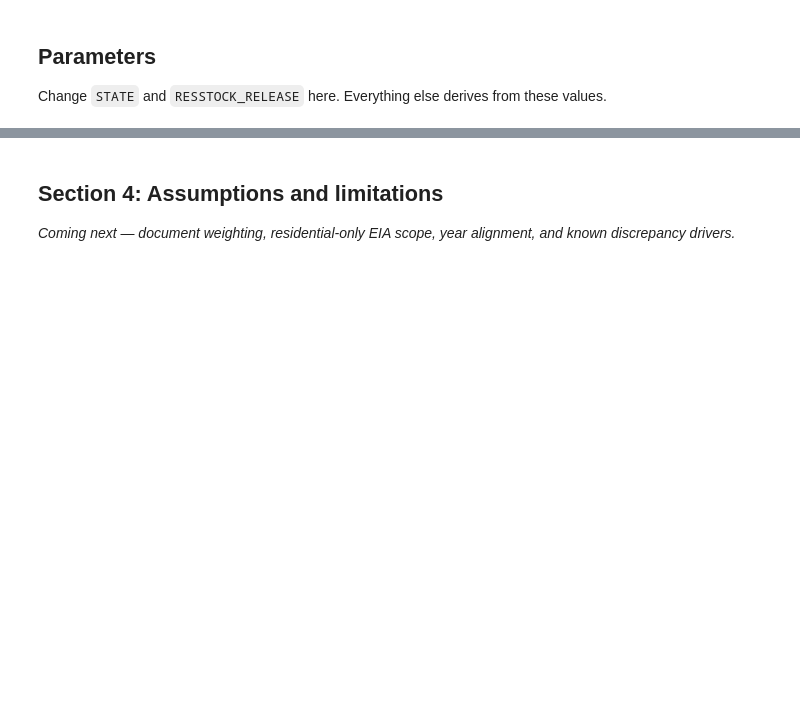
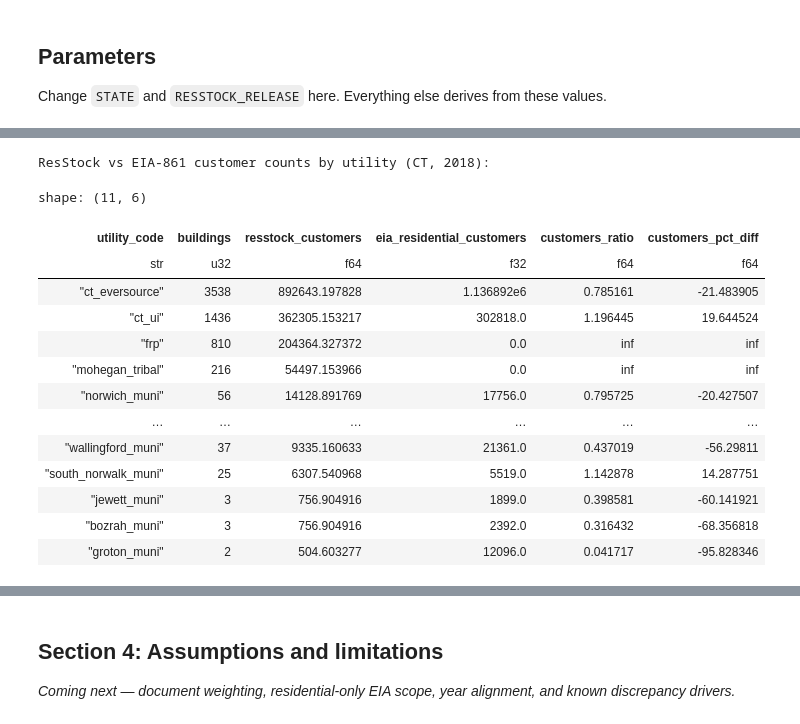
Before and after one commit to switchbox-data/reports2, a Jupyter notebook: reports/templates/data_prep/validate_resstock_vs_eia_loads.ipynb, the cells around one changed output, grey strips where cells are left out. Saved outputs shown, nothing was run; the diff lists cells and outputs as text; code cells hidden in the pictures; blank space fills up the shorter version.

```diff
--- a/reports/templates/data_prep/validate_resstock_vs_eia_loads.ipynb
+++ b/reports/templates/data_prep/validate_resstock_vs_eia_loads.ipynb
@@ -367,0 +413,11 @@ display(resstock_by_utility_with_total)
+# %%
+print(f"Loading EIA-861 residential sales from:\n  {PATH_EIA861}\n")
+eia_raw = load_parquet(PATH_EIA861)
+preview(
+    "eia861",
+    eia_raw,
+    key_cols=["utility_id_eia", "utility_code", "residential_sales_mwh", "residential_customers"],
+)
+
+n_null_code = eia_raw.filter(pl.col("utility_code").is_null()).height
+print(f"Rows with null utility_code: {n_null_code:,} of {eia_raw.height:,}")
@@ -367,0 +545,40 @@ display(resstock_by_utility_with_total)
+# %%
+joined = resstock_by_utility.join(eia_by_utility, on="utility_code", how="inner")
+
+n_dropped = resstock_by_utility.height - joined.height
+if n_dropped:
+    dropped_codes = sorted(set(resstock_by_utility["utility_code"]) - set(joined["utility_code"]))
+    print(
+        f"WARNING: {n_dropped} ResStock utilities had no EIA-861 match and were "
+        f"dropped from the comparison: {dropped_codes}"
+    )
+
+customers_comparison = joined.select(
+    "utility_code",
+    "buildings",
+    "resstock_customers",
+    "eia_residential_customers",
+    (pl.col("resstock_customers") / pl.col("eia_residential_customers")).alias("customers_ratio"),
+    (
+        (pl.col("resstock_customers") - pl.col("eia_residential_customers")) / pl.col("eia_residential_customers") * 100
+    ).alias("customers_pct_diff"),
+).sort("resstock_customers", descending=True)
+
+print(f"ResStock vs EIA-861 customer counts by utility ({STATE_UPPER}, {EIA_YEAR}):")
+display(customers_comparison)
+# %% [output]
+ResStock vs EIA-861 customer counts by utility (CT, 2018):
+shape: (11, 6)
+| utility_code | buildings | resstock_customers | eia_residential_customers | customers_ratio | customers_pct_diff |
+| str | u32 | f64 | f32 | f64 | f64 |
+| "ct_eversource" | 3538 | 892643.197828 | 1.136892e6 | 0.785161 | -21.483905 |
+| "ct_ui" | 1436 | 362305.153217 | 302818.0 | 1.196445 | 19.644524 |
+| "frp" | 810 | 204364.327372 | 0.0 | inf | inf |
+| "mohegan_tribal" | 216 | 54497.153966 | 0.0 | inf | inf |
+| "norwich_muni" | 56 | 14128.891769 | 17756.0 | 0.795725 | -20.427507 |
+| … | … | … | … | … | … |
+| "wallingford_muni" | 37 | 9335.160633 | 21361.0 | 0.437019 | -56.29811 |
+| "south_norwalk_muni" | 25 | 6307.540968 | 5519.0 | 1.142878 | 14.287751 |
+| "jewett_muni" | 3 | 756.904916 | 1899.0 | 0.398581 | -60.141921 |
+| "bozrah_muni" | 3 | 756.904916 | 2392.0 | 0.316432 | -68.356818 |
+| "groton_muni" | 2 | 504.603277 | 12096.0 | 0.041717 | -95.828346 |
```
Also changed, not shown: parts of 18 cells of this notebook.
